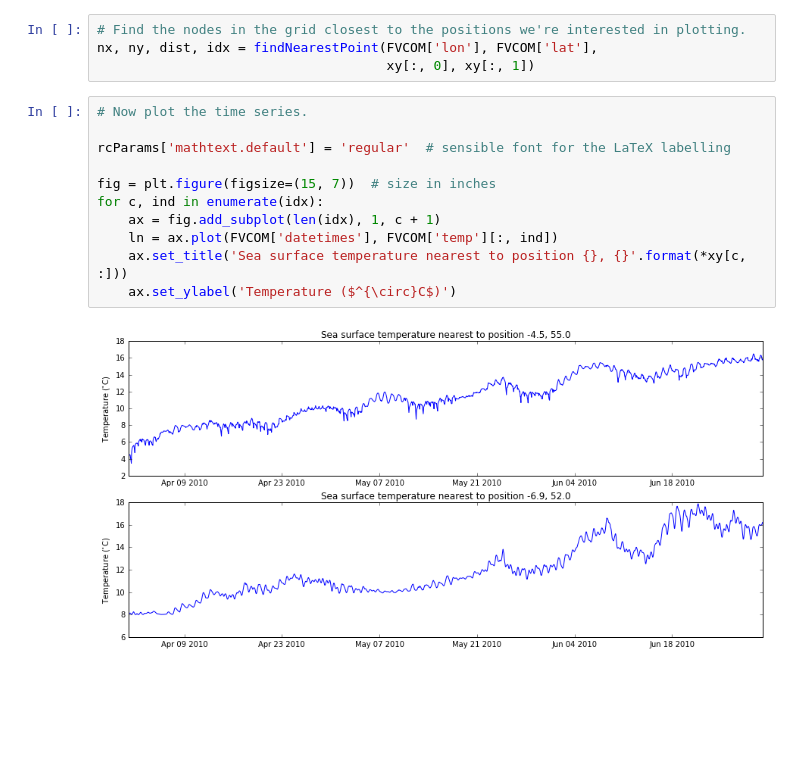
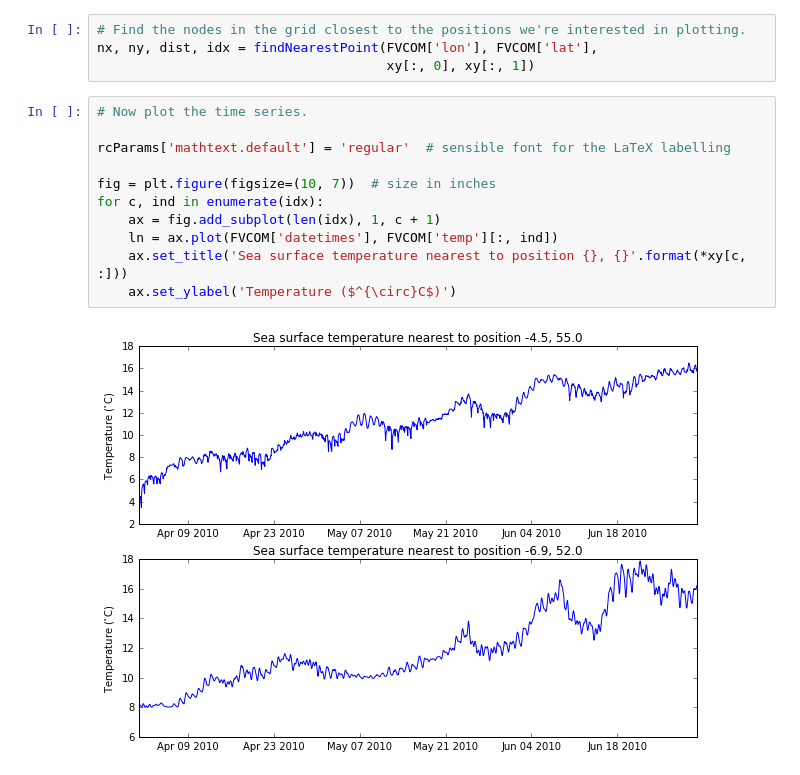
Before and after one commit to pwcazenave/PyFVCOM, a Jupyter notebook: examples/pyfvcom_timeseries_example.ipynb, the cells around one changed output. Cells and saved outputs as stored; diff of their text form; blank space fills up the shorter version.

Commit message:
Resize the figure to make it fit in a browser window.

```diff
--- a/examples/pyfvcom_timeseries_example.ipynb
+++ b/examples/pyfvcom_timeseries_example.ipynb
@@ -34,13 +34,13 @@ nx, ny, dist, idx = findNearestPoint(FVCOM['lon'], FVCOM['lat'],
 # %%
 # Now plot the time series.
 
 rcParams['mathtext.default'] = 'regular'  # sensible font for the LaTeX labelling
 
-fig = plt.figure(figsize=(15, 7))  # size in inches
+fig = plt.figure(figsize=(10, 7))  # size in inches
 for c, ind in enumerate(idx):
     ax = fig.add_subplot(len(idx), 1, c + 1)
     ln = ax.plot(FVCOM['datetimes'], FVCOM['temp'][:, ind])
     ax.set_title('Sea surface temperature nearest to position {}, {}'.format(*xy[c, :]))
     ax.set_ylabel('Temperature ($^{\circ}C$)')
 # %% [output]
-[figure, old version]
+[figure, new version]
```
